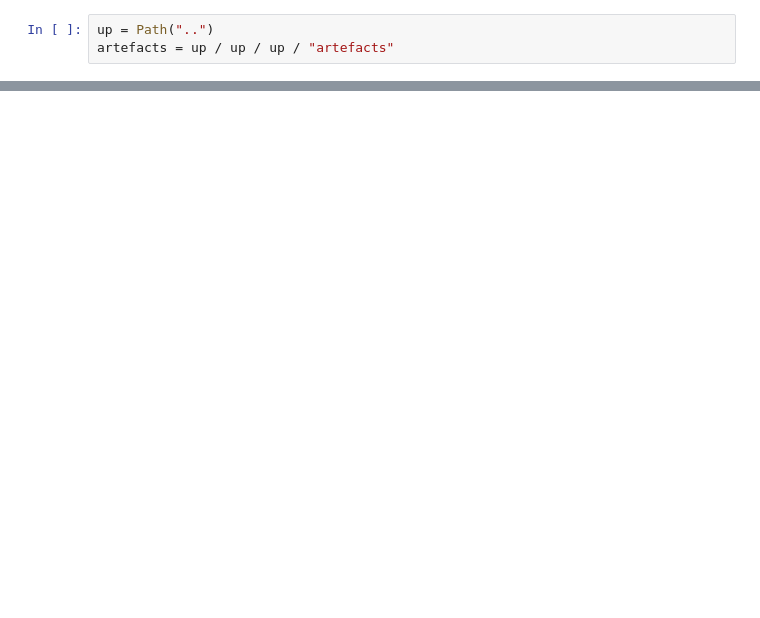
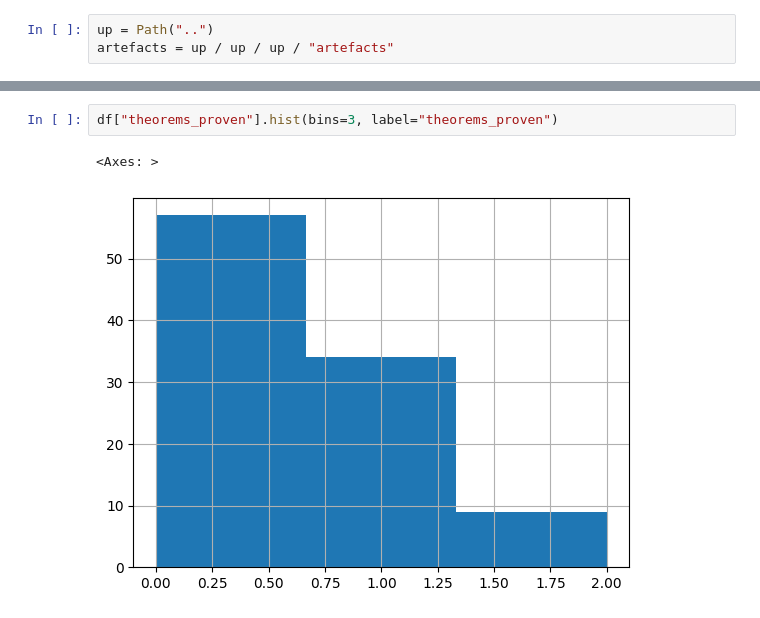
Before and after one commit to quinn-dougherty/fvapps, a Jupyter notebook: src/notebooks/baselines/observability.ipynb, the cells around one changed output, grey strips where cells are left out. Drawn from its saved outputs; the diff is of its cells as text; blank space fills up the shorter version.

```diff
--- a/src/notebooks/baselines/observability.ipynb
+++ b/src/notebooks/baselines/observability.ipynb
@@ -62,0 +65,5 @@ df.describe()
+# %%
+df["theorems_proven"].hist(bins=3, label="theorems_proven")
+# %% [output]
+<Axes: >
+[figure, added]
```
Also changed, not shown: parts of 12 cells of this notebook, 3 other files.
